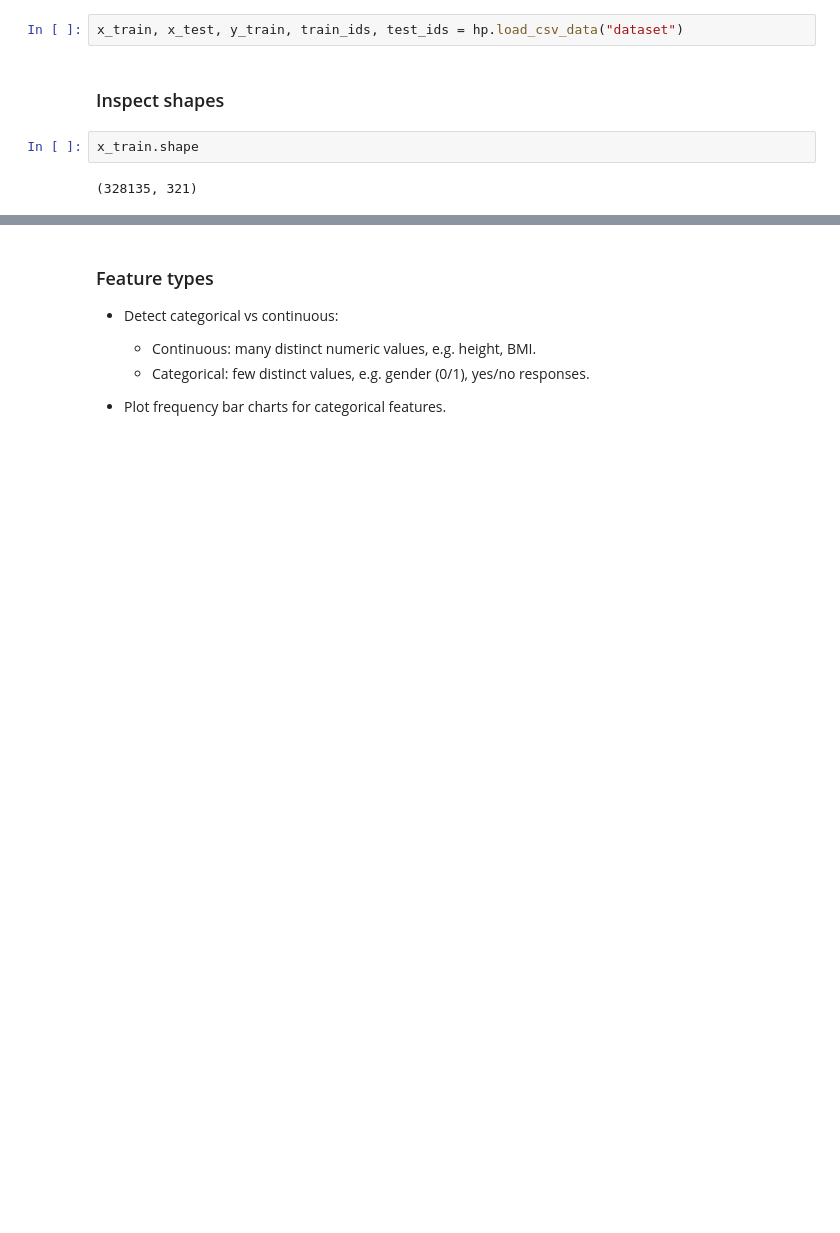
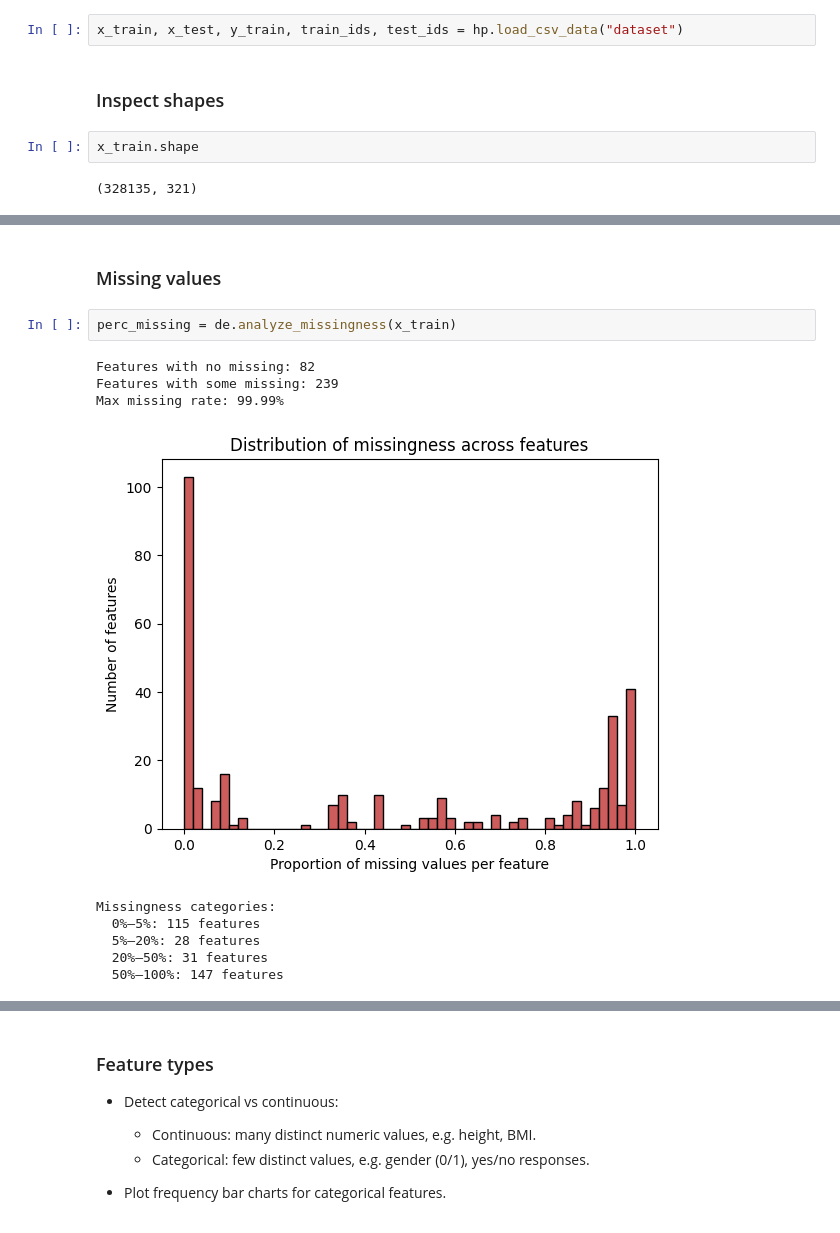
Before and after one commit to ismaberra/ml-higgs-classification, a Jupyter notebook: preprocessing.ipynb, the cells around one changed output, grey strips where cells are left out. Cells and saved outputs as stored; diff of their text form; blank space fills up the shorter version.

```diff
--- a/preprocessing.ipynb
+++ b/preprocessing.ipynb
@@ -22,0 +46,14 @@ array([-1, -1, -1, ..., -1, -1, -1])
+# %% [markdown]
+### Missing values
+# %%
+perc_missing = de.analyze_missingness(x_train)
+# %% [output]
+Features with no missing: 82
+Features with some missing: 239
+Max missing rate: 99.99%
+[figure, added]
+Missingness categories:
+  0%–5%: 115 features
+  5%–20%: 28 features
+  20%–50%: 31 features
+  50%–100%: 147 features
```
Also changed, not shown: parts of 22 cells of this notebook, 1 other file.
